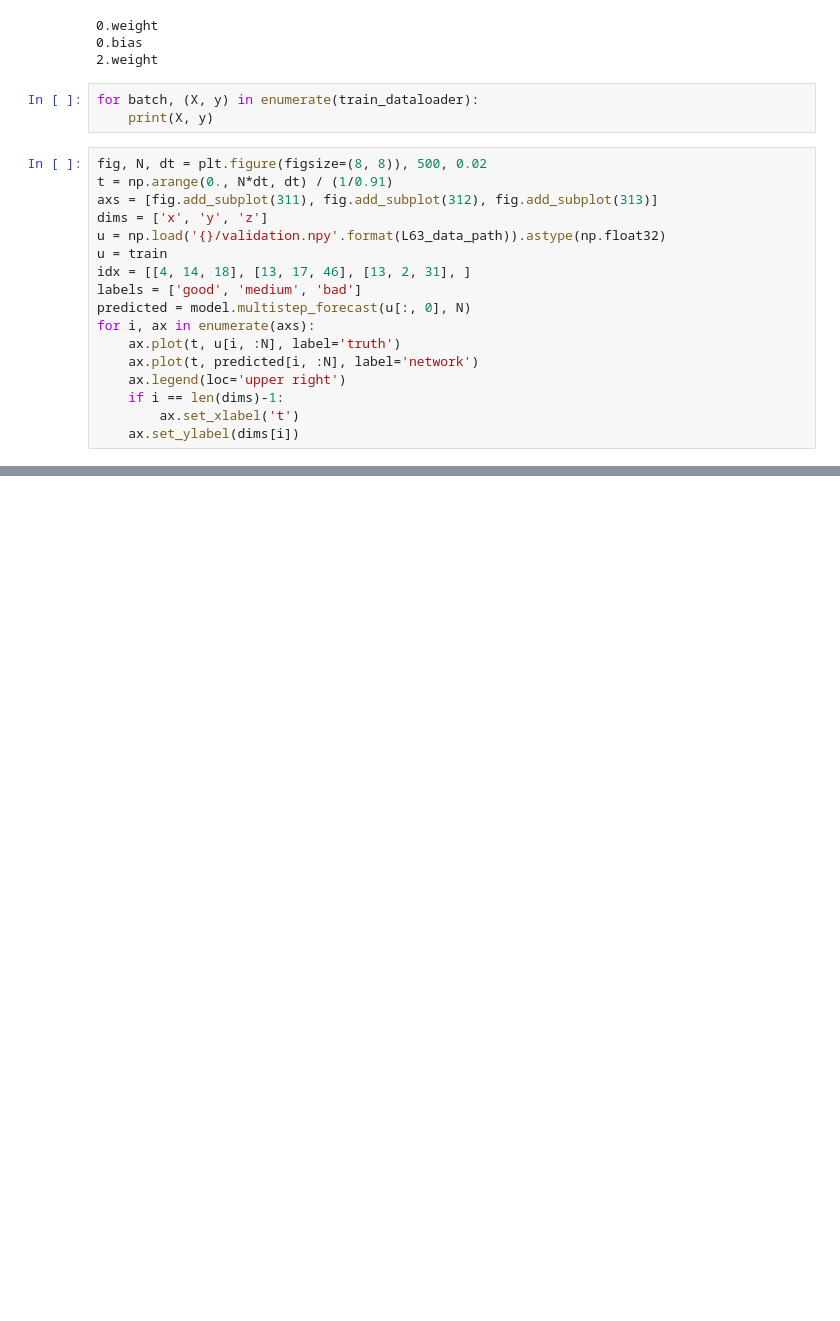
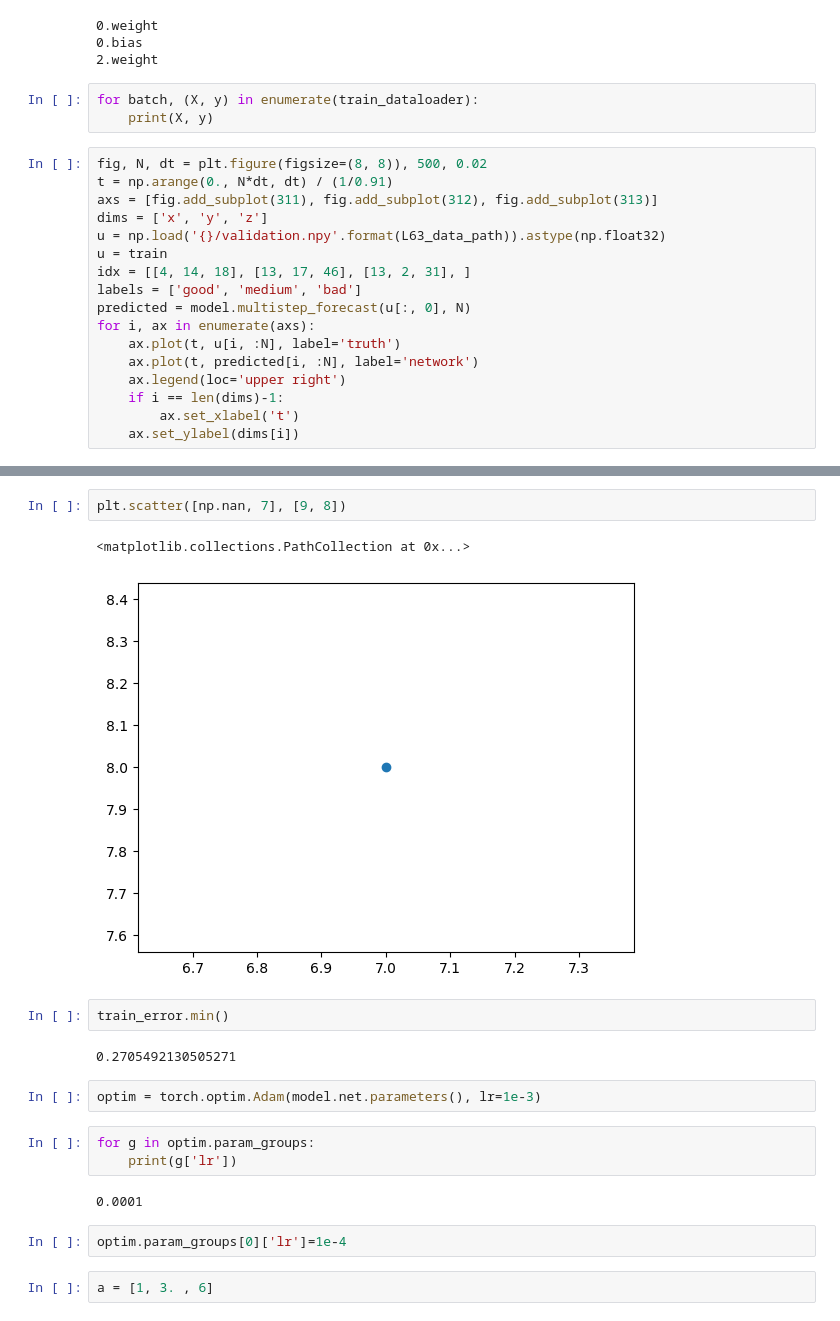
Before and after one commit to pinakm9/random-feature-map, a Jupyter notebook: notebooks/NN.ipynb, the cells around one changed output, grey strips where cells are left out. Saved outputs shown, nothing was run; the diff lists cells and outputs as text; blank space fills up the shorter version.

```diff
--- a/notebooks/NN.ipynb
+++ b/notebooks/NN.ipynb
@@ -103,0 +151,20 @@ for i, ax in enumerate(axs):
+# %%
+plt.scatter([np.nan, 7], [9, 8])
+# %% [output]
+<matplotlib.collections.PathCollection at 0x...>
+[figure, added]
+# %%
+train_error.min()
+# %% [output]
+0.2705492130505271
+# %%
+optim = torch.optim.Adam(model.net.parameters(), lr=1e-3)
+# %%
+for g in optim.param_groups:
+    print(g['lr'])
+# %% [output]
+0.0001
+# %%
+optim.param_groups[0]['lr']=1e-4
+# %%
+a = [1, 3. , 6]
```
Also changed, not shown: parts of 7 cells of this notebook, 4 other files.
